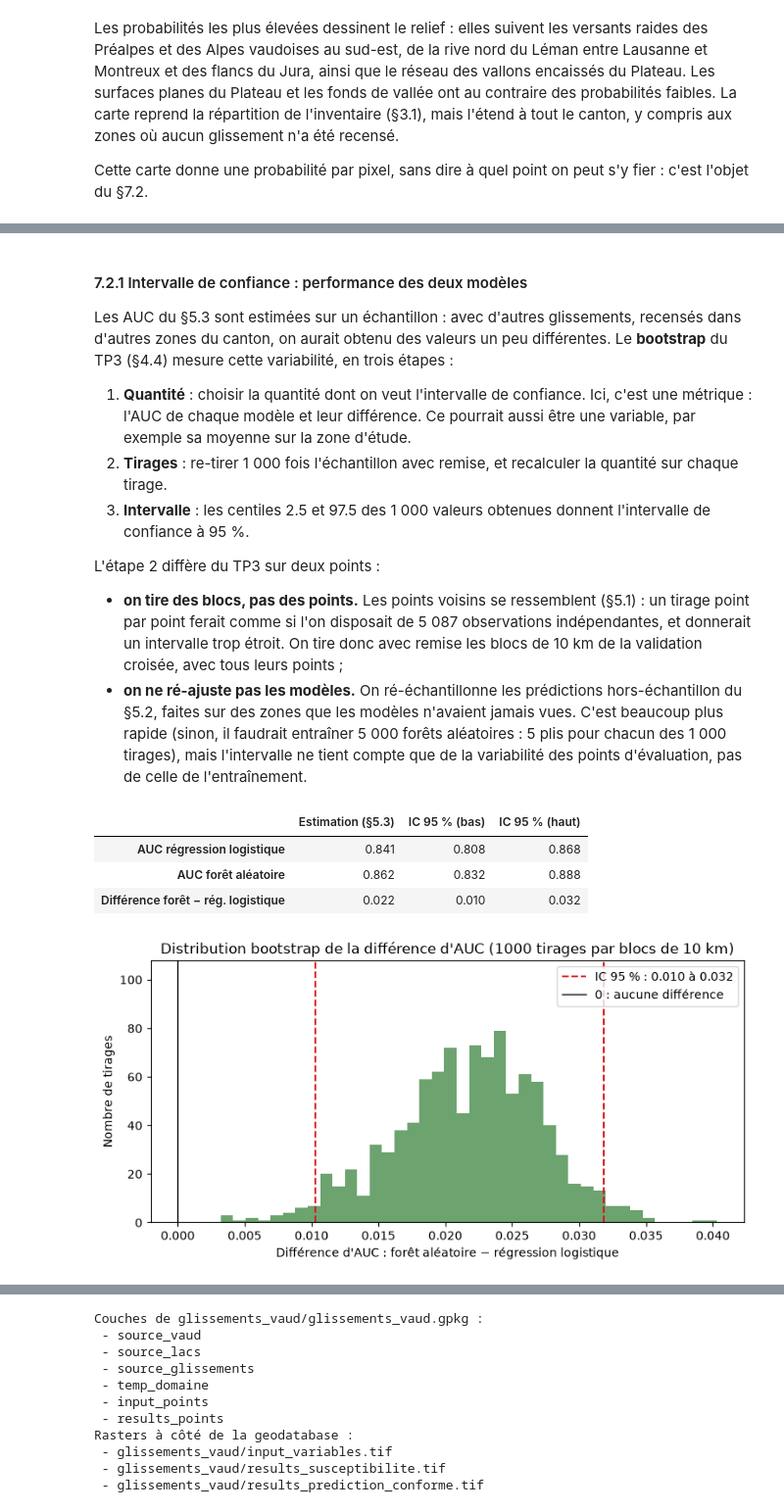
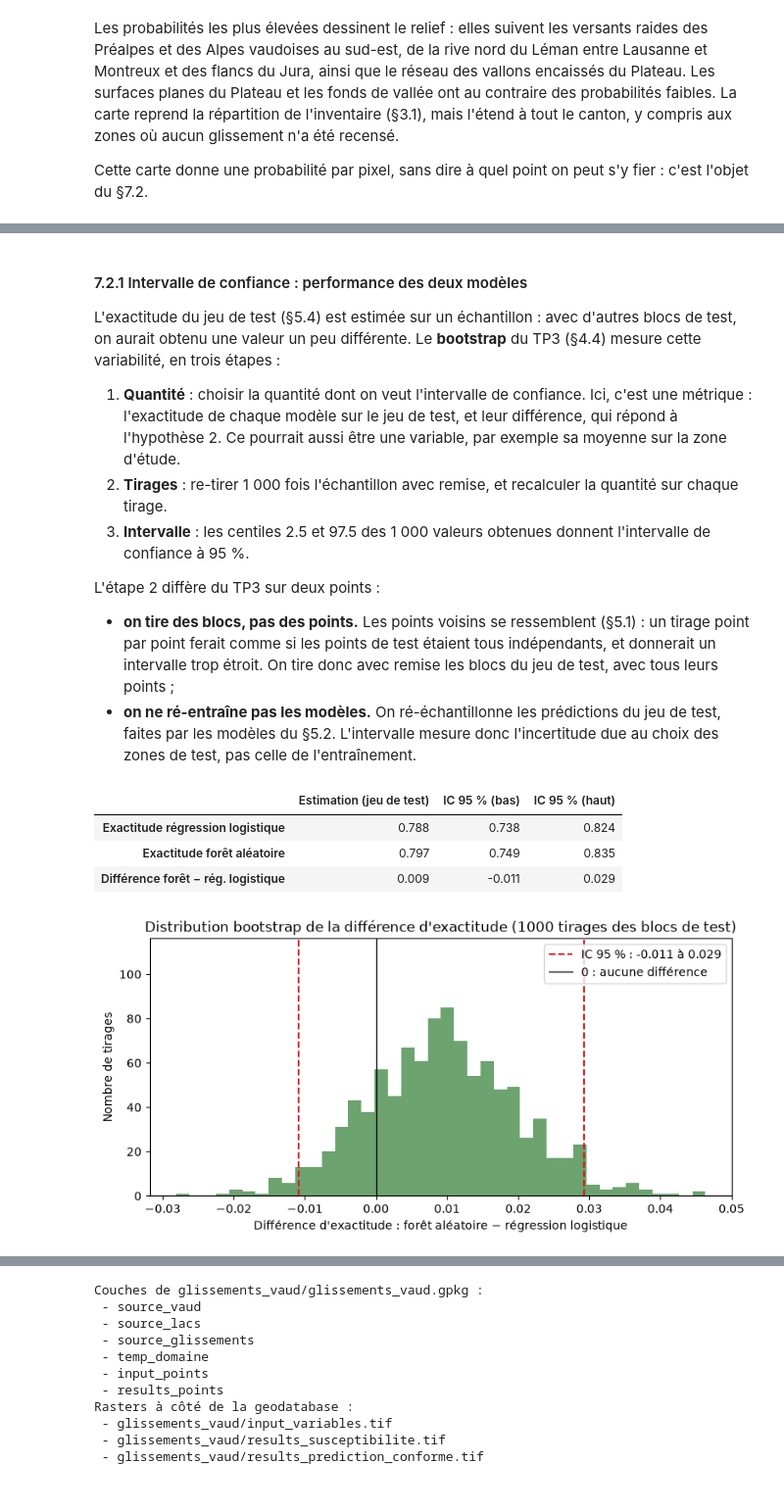
Before and after one commit to TidianeLuyet/2026_Geoinformatique_II, a Jupyter notebook: tps/python/project_example_landslides.ipynb, the cells around one changed output, grey strips where cells are left out. Shown at 98% size. Saved outputs shown, nothing was run; the diff lists cells and outputs as text; code cells hidden in the pictures.

Commit message:
fix deploiement et simplification exemple

```diff
--- a/tps/python/project_example_landslides.ipynb
+++ b/tps/python/project_example_landslides.ipynb
@@ -598,61 +651,64 @@ Les deux méthodes partent des prédictions hors-échantillon de la validation c
 # %% [markdown]
 #### 7.2.1 Intervalle de confiance : performance des deux modèles
 
-Les AUC du §5.3 sont estimées sur un échantillon : avec d'autres glissements, recensés dans d'autres zones du canton, on aurait obtenu des valeurs un peu différentes. Le **bootstrap** du TP3 (§4.4) mesure cette variabilité, en trois étapes :
+L'exactitude du jeu de test (§5.4) est estimée sur un échantillon : avec d'autres blocs de test, on aurait obtenu une valeur un peu différente. Le **bootstrap** du TP3 (§4.4) mesure cette variabilité, en trois étapes :
 
-1. **Quantité** : choisir la quantité dont on veut l'intervalle de confiance. Ici, c'est une métrique : l'AUC de chaque modèle et leur différence. Ce pourrait aussi être une variable, par exemple sa moyenne sur la zone d'étude.
+1. **Quantité** : choisir la quantité dont on veut l'intervalle de confiance. Ici, c'est une métrique : l'exactitude de chaque modèle sur le jeu de test, et leur différence, qui répond à l'hypothèse 2. Ce pourrait aussi être une variable, par exemple sa moyenne sur la zone d'étude.
 2. **Tirages** : re-tirer 1 000 fois l'échantillon avec remise, et recalculer la quantité sur chaque tirage.
 3. **Intervalle** : les centiles 2.5 et 97.5 des 1 000 valeurs obtenues donnent l'intervalle de confiance à 95 %.
 
 L'étape 2 diffère du TP3 sur deux points :
-- **on tire des blocs, pas des points.** Les points voisins se ressemblent (§5.1) : un tirage point par point ferait comme si l'on disposait de 5 087 observations indépendantes, et donnerait un intervalle trop étroit. On tire donc avec remise les blocs de 10 km de la validation croisée, avec tous leurs points ;
-- **on ne ré-ajuste pas les modèles.** On ré-échantillonne les prédictions hors-échantillon du §5.2, faites sur des zones que les modèles n'avaient jamais vues. C'est beaucoup plus rapide (sinon, il faudrait entraîner 5 000 forêts aléatoires : 5 plis pour chacun des 1 000 tirages), mais l'intervalle ne tient compte que de la variabilité des points d'évaluation, pas de celle de l'entraînement.
+- **on tire des blocs, pas des points.** Les points voisins se ressemblent (§5.1) : un tirage point par point ferait comme si les points de test étaient tous indépendants, et donnerait un intervalle trop étroit. On tire donc avec remise les blocs du jeu de test, avec tous leurs points ;
+- **on ne ré-entraîne pas les modèles.** On ré-échantillonne les prédictions du jeu de test, faites par les modèles du §5.2. L'intervalle mesure donc l'incertitude due au choix des zones de test, pas celle de l'entraînement.
 # %%
 B = 1000
 rng_boot = np.random.default_rng(SEED)
-points_du_bloc = [np.flatnonzero(bloc.values == nom) for nom in blocs]   # indices des points de chaque bloc de 10 km (§5.1)
+classe_te_lr = (lr.predict_proba(X_te)[:, 1] >= 0.5).astype(int)   # classe prédite par la régression logistique sur le jeu de test
+classe_te_rf = (proba_te_rf >= 0.5).astype(int)                     # classe prédite par la forêt aléatoire (§5.4)
+bloc_te = bloc.values[te]                                           # bloc de chaque point de test
+points_du_bloc = [np.flatnonzero(bloc_te == nom) for nom in blocs_te]   # positions des points de chaque bloc de test
 
 
-# 1. Quantité : l'AUC des deux modèles et leur différence
-def auc_des_modeles(idx):
-    """AUC des deux modèles et leur différence, sur les points d'indices idx."""
-    auc_lr = roc_auc_score(y[idx], proba_lr[idx])
-    auc_rf = roc_auc_score(y[idx], proba_rf[idx])
-    return [auc_lr, auc_rf, auc_rf - auc_lr]
+# 1. Quantité : l'exactitude des deux modèles et leur différence
+def exactitude_des_modeles(idx):
+    """Exactitude des deux modèles et leur différence, sur les points de test de positions idx."""
+    exactitude_lr = accuracy_score(y_te[idx], classe_te_lr[idx])
+    exactitude_rf = accuracy_score(y_te[idx], classe_te_rf[idx])
+    return [exactitude_lr, exactitude_rf, exactitude_rf - exactitude_lr]
 
 
-# 2. Tirages : B tirages des blocs avec remise, et l'AUC recalculée sur chaque tirage
-auc_blocs = np.empty((B, 3))    # colonnes : AUC régression logistique, AUC forêt aléatoire, différence
+# 2. Tirages : B tirages des blocs de test avec remise, et l'exactitude recalculée sur chaque tirage
+exactitude_boot = np.empty((B, 3))    # colonnes : régression logistique, forêt aléatoire, différence
 for b in range(B):
-    # On tire autant de blocs qu'il y en a, avec remise, et on garde tous leurs points
-    blocs_tires = rng_boot.choice(len(blocs), size=len(blocs), replace=True)
-    auc_blocs[b] = auc_des_modeles(np.concatenate([points_du_bloc[i] for i in blocs_tires]))
+    # On tire autant de blocs qu'il y en a dans le jeu de test, avec remise, et on garde tous leurs points
+    blocs_tires = rng_boot.choice(len(blocs_te), size=len(blocs_te), replace=True)
+    exactitude_boot[b] = exactitude_des_modeles(np.concatenate([points_du_bloc[i] for i in blocs_tires]))
 
 # 3. Intervalle de confiance à 95 % : centiles 2.5 et 97.5 des valeurs bootstrap
 pd.DataFrame({
-    'Estimation (§5.3)': auc_des_modeles(np.arange(len(y))),
-    'IC 95 % (bas)':     np.percentile(auc_blocs, 2.5, axis=0),
-    'IC 95 % (haut)':    np.percentile(auc_blocs, 97.5, axis=0),
-}, index=['AUC régression logistique', 'AUC forêt aléatoire', 'Différence forêt − rég. logistique']).round(3)
+    'Estimation (jeu de test)': exactitude_des_modeles(np.arange(len(y_te))),
+    'IC 95 % (bas)':            np.percentile(exactitude_boot, 2.5, axis=0),
+    'IC 95 % (haut)':           np.percentile(exactitude_boot, 97.5, axis=0),
+}, index=['Exactitude régression logistique', 'Exactitude forêt aléatoire', 'Différence forêt − rég. logistique']).round(3)
 # %% [output]
-|  | Estimation (§5.3) | IC 95 % (bas) | IC 95 % (haut) |
-| AUC régression logistique | 0.841 | 0.808 | 0.868 |
-| AUC forêt aléatoire | 0.862 | 0.832 | 0.888 |
-| Différence forêt − rég. logistique | 0.022 | 0.010 | 0.032 |
+|  | Estimation (jeu de test) | IC 95 % (bas) | IC 95 % (haut) |
+| Exactitude régression logistique | 0.788 | 0.738 | 0.824 |
+| Exactitude forêt aléatoire | 0.797 | 0.749 | 0.835 |
+| Différence forêt − rég. logistique | 0.009 | -0.011 | 0.029 |
 # %%
-diff_bas, diff_haut = np.percentile(auc_blocs[:, 2], [2.5, 97.5])
+diff_bas, diff_haut = np.percentile(exactitude_boot[:, 2], [2.5, 97.5])
 
 fig, ax = plt.subplots(figsize=(9, 4))
-ax.hist(auc_blocs[:, 2], bins=40, color='#2e7d32', alpha=0.7)
+ax.hist(exactitude_boot[:, 2], bins=40, color='#2e7d32', alpha=0.7)
 ax.axvline(diff_bas, color='#d7191c', linestyle='--', label=f'IC 95 % : {diff_bas:.3f} à {diff_haut:.3f}')
 ax.axvline(diff_haut, color='#d7191c', linestyle='--')
 ax.axvline(0, color='black', linewidth=1, label='0 : aucune différence')
-ax.set_xlabel("Différence d'AUC : forêt aléatoire − régression logistique")
+ax.set_xlabel("Différence d'exactitude : forêt aléatoire − régression logistique")
 ax.set_ylabel('Nombre de tirages')
-ax.set_title(f"Distribution bootstrap de la différence d'AUC ({B} tirages par blocs de 10 km)", fontsize=12)
+ax.set_title(f"Distribution bootstrap de la différence d'exactitude ({B} tirages des blocs de test)", fontsize=12)
 ax.set_ylim(0, 1.3 * ax.get_ylim()[1])   # place pour la légende
 ax.legend(loc='upper right')
 plt.show()
 # %% [output]
-[figure, old version]
+[figure, new version]
 # %% [markdown]
```
Also changed, not shown: parts of 57 cells of this notebook, 1 other file.
